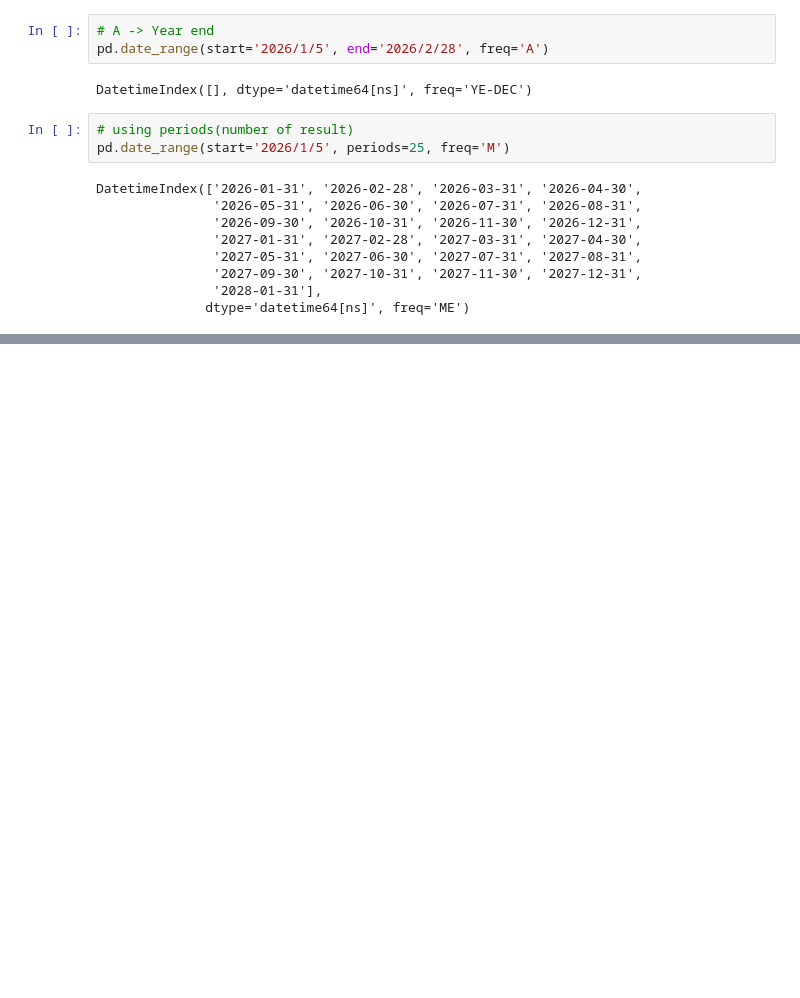
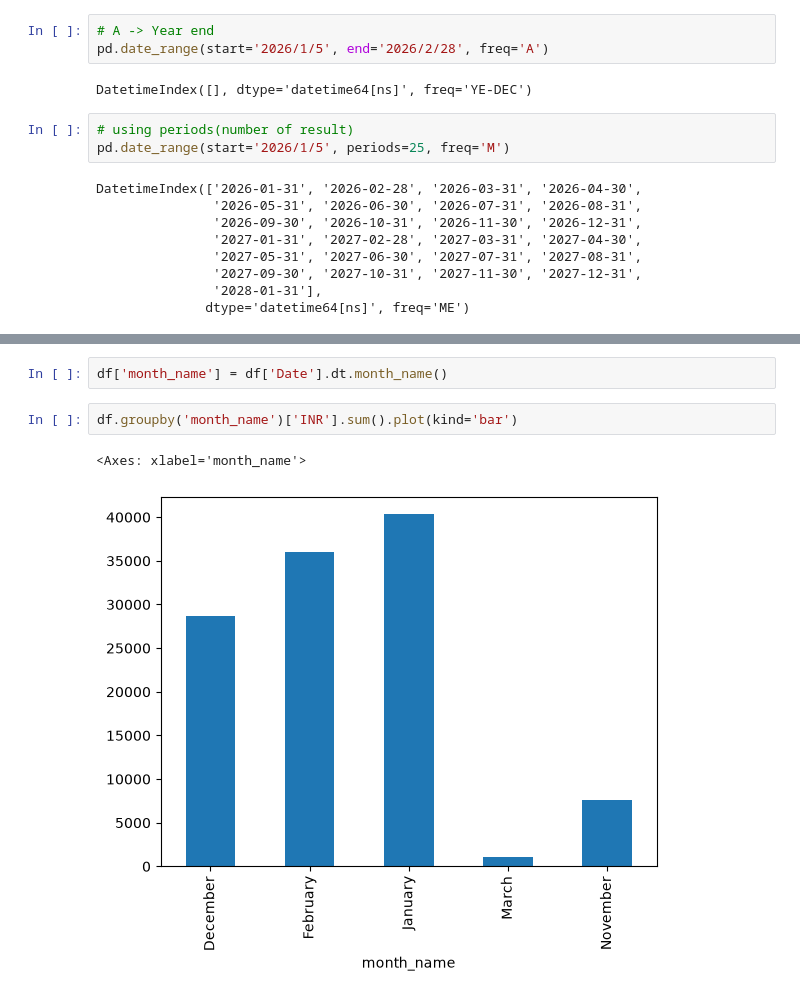
Before and after one commit to rabiuldiu30/-Vectorized-String-Operations-DateTime-in-Pandas-Pivot-Table, a Jupyter notebook: date-and-time-in-pandas.ipynb, the cells around one changed output, grey strips where cells are left out. Drawn from its saved outputs; the diff is of its cells as text; blank space fills up the shorter version.

```diff
--- a/date-and-time-in-pandas.ipynb
+++ b/date-and-time-in-pandas.ipynb
@@ -168,0 +269,7 @@ DatetimeIndex(['2026-01-31', '2026-02-28', '2026-03-31', '2026-04-30',
+# %%
+df['month_name'] = df['Date'].dt.month_name()
+# %%
+df.groupby('month_name')['INR'].sum().plot(kind='bar')
+# %% [output]
+<Axes: xlabel='month_name'>
+[figure, added]
```
Also changed, not shown: parts of 14 cells of this notebook.
